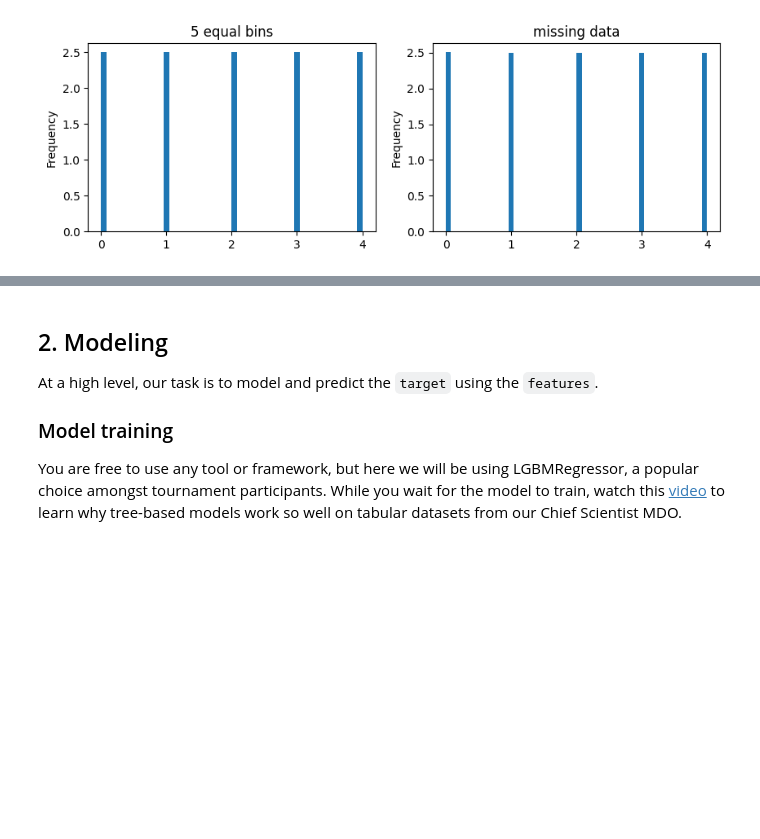
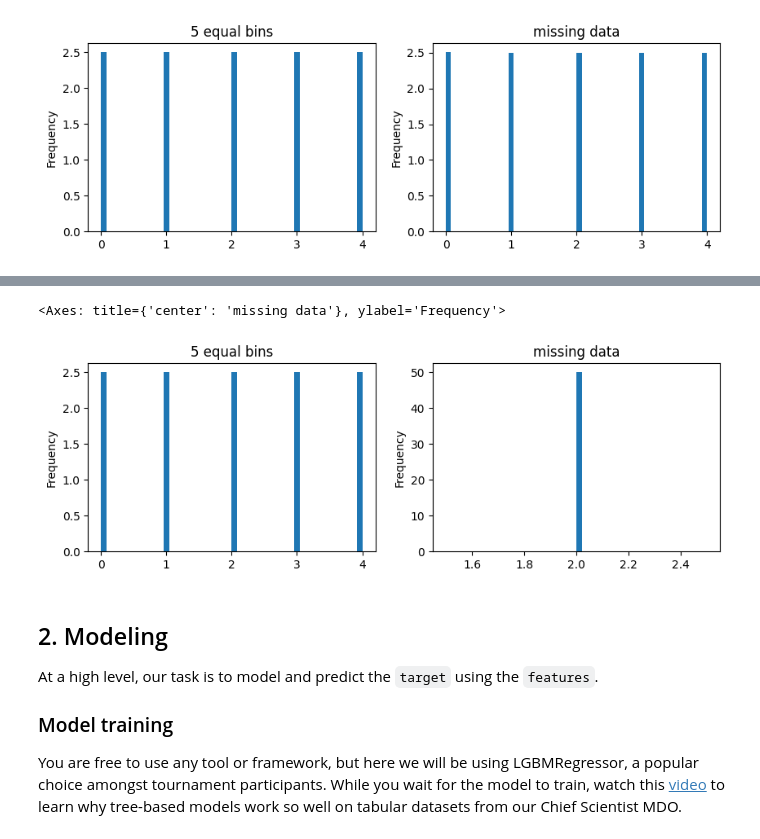
Before and after one commit to laurgao/numerai, a Jupyter notebook: hello_numerai.ipynb, the cells around one changed output, grey strips where cells are left out. Cells and saved outputs as stored; diff of their text form; code cells hidden in the pictures; blank space fills up the shorter version.

```diff
--- a/hello_numerai.ipynb
+++ b/hello_numerai.ipynb
@@ -230,3 +303,25 @@ first_era[feature_set[-1]].plot(
+# %%
+import matplotlib.pyplot as plt
+fig, (ax1, ax2) = plt.subplots(1, 2, figsize=(10, 3))
+first_era = train[train["era"] == train["era"].unique()[0]]
+last_era = train[train["era"] == train["era"].unique()[-1]]
+last_era[feature_set[0]].plot(
+   title="5 equal bins",
+   kind="hist",
+   density=True,
+   bins=50,
+   ax=ax1
+)
+first_era[feature_set[0]].plot(
+   title="missing data",
+   kind="hist",
+   density=True,
+   bins=50,
+   ax=ax2
+)
+# %% [output]
+<Axes: title={'center': 'missing data'}, ylabel='Frequency'>
+[figure, added]
 # %% [markdown]
 ## 2. Modeling
 At a high level, our task is to model and predict the `target` using the `features`.
```
Also changed, not shown: parts of 12 cells of this notebook.
